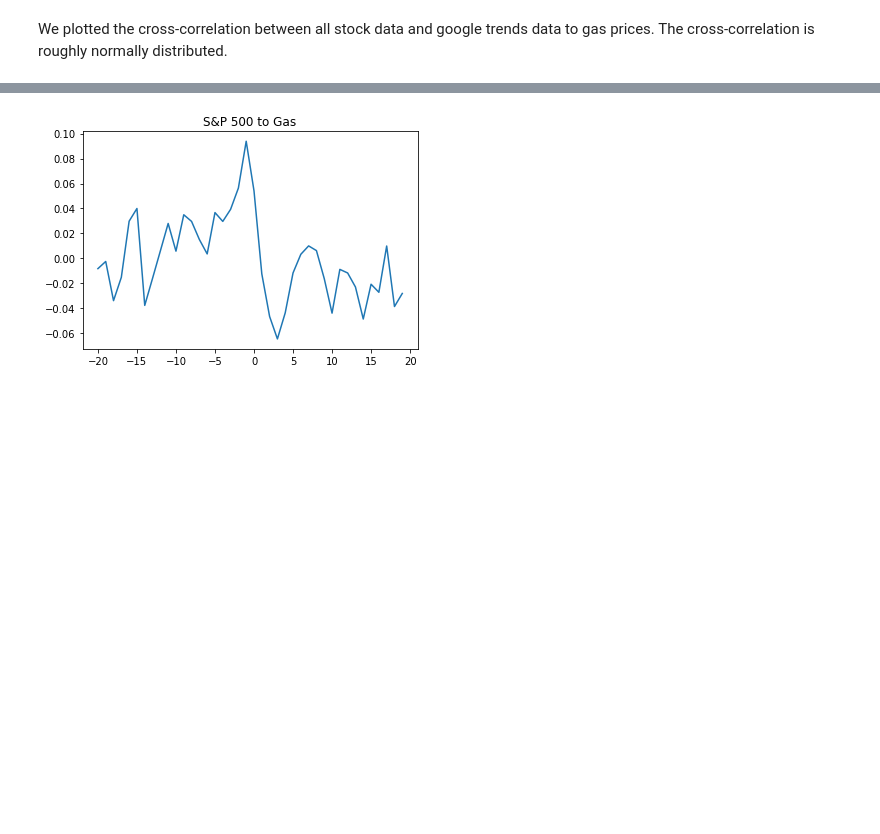
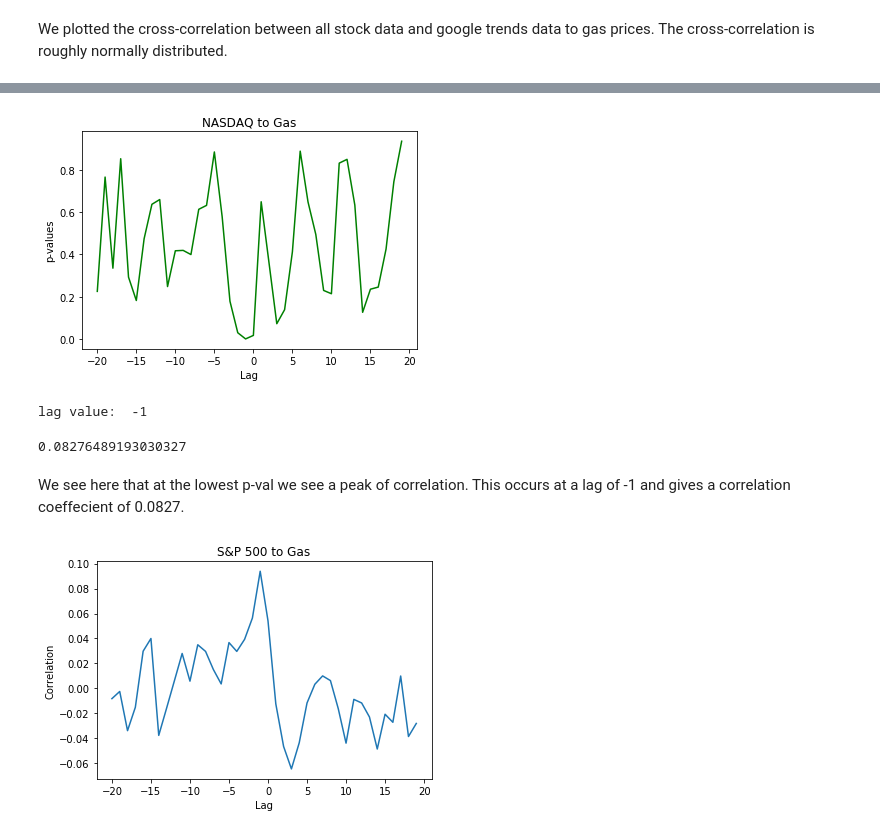
Before and after one commit to Allen-Z-4230/FutureGas, a Jupyter notebook: future_gas_folder/Correlations.ipynb, the cells around one changed output, grey strips where cells are left out. Saved outputs shown, nothing was run; the diff lists cells and outputs as text; code cells hidden in the pictures; blank space fills up the shorter version.

```diff
--- a/future_gas_folder/Correlations.ipynb
+++ b/future_gas_folder/Correlations.ipynb
@@ -245,5 +239,26 @@ plt.show()
+# %%
+plt.plot(np.arange(-20, 20), pvals_nasdaq, color = 'g')
+plt.xlabel("Lag")
+plt.ylabel("p-values")
+plt.title('NASDAQ to Gas')
+plt.show()
+# %% [output]
+[figure, added]
+# %%
+print('lag value: ', pvals_dji.index(min(pvals_dji)) - 20)
+# %% [output]
+lag value:  -1
+# %%
+rhos_dji[pvals_nasdaq.index(min(pvals_nasdaq))]
+# %% [output]
+0.08276489193030327
+# %% [markdown]
+We see here that at the lowest p-val we see a peak of correlation. This occurs at a lag of -1 and gives a correlation coeffecient of 0.0827.
 # %%
-plt.plot(np.arange(-20, 20), rhos_sp500); plt.title('S&P 500 to Gas')
+plt.plot(np.arange(-20, 20), rhos_sp500)
+plt.xlabel("Lag")
+plt.ylabel("Correlation")
+plt.title('S&P 500 to Gas')
 plt.show()
 # %% [output]
-[figure, old version]
+[figure, new version]
```
Also changed, not shown: parts of 20 cells of this notebook.
